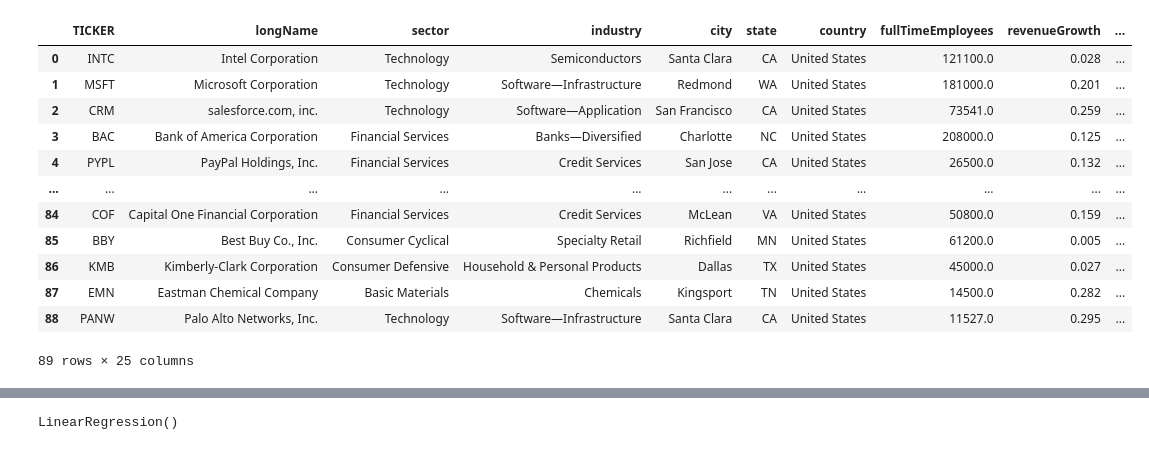
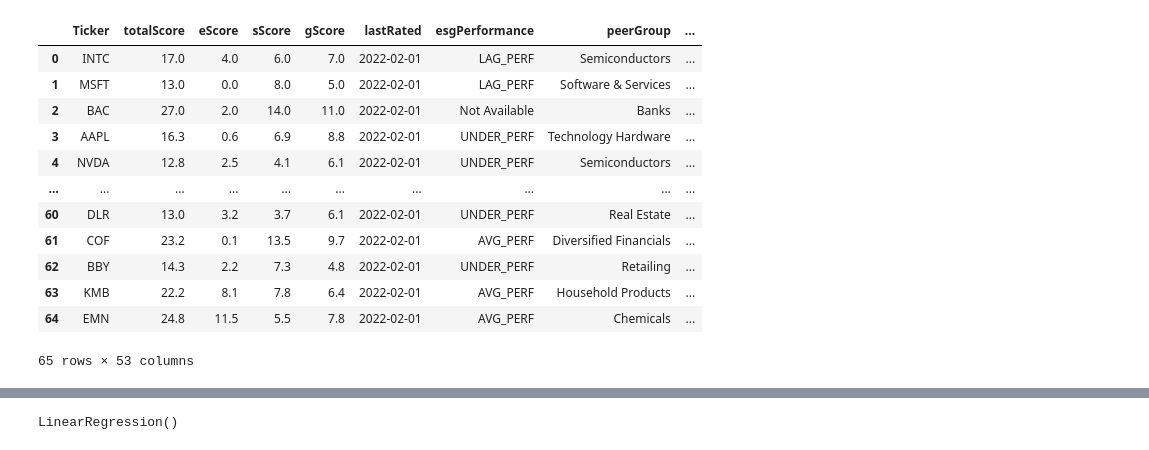
Before and after one commit to sucharita1/ESG_investing_analysis, a Jupyter notebook: PS_Method_Machine_Learning _Model.ipynb, the cells around one changed output, grey strips where cells are left out. Cells and saved outputs as stored; diff of their text form; code cells hidden in the pictures.

```diff
--- a/PS_Method_Machine_Learning _Model.ipynb
+++ b/PS_Method_Machine_Learning _Model.ipynb
@@ -36,19 +24,18 @@ Stocks_with_ESG
 # %%
-# Import the CSV
-file_to_load = os.path.join("Resources", "latest_stocks_details.csv")
-df = pd.read_csv(file_to_load)
-df
+# To show the table
+Stocks_with_ESG=esg_info_df
+Stocks_with_ESG
 # %% [output]
-|  | TICKER | longName | sector | industry | city | state | country | fullTimeEmployees | revenueGrowth | ... |
-| 0 | INTC | Intel Corporation | Technology | Semiconductors | Santa Clara | CA | United States | 121100.0 | 0.028 | ... |
-| 1 | MSFT | Microsoft Corporation | Technology | Software—Infrastructure | Redmond | WA | United States | 181000.0 | 0.201 | ... |
-| 2 | CRM | salesforce.com, inc. | Technology | Software—Application | San Francisco | CA | United States | 73541.0 | 0.259 | ... |
-| 3 | BAC | Bank of America Corporation | Financial Services | Banks—Diversified | Charlotte | NC | United States | 208000.0 | 0.125 | ... |
-| 4 | PYPL | PayPal Holdings, Inc. | Financial Services | Credit Services | San Jose | CA | United States | 26500.0 | 0.132 | ... |
-| ... | ... | ... | ... | ... | ... | ... | ... | ... | ... | ... |
-| 84 | COF | Capital One Financial Corporation | Financial Services | Credit Services | McLean | VA | United States | 50800.0 | 0.159 | ... |
-| 85 | BBY | Best Buy Co., Inc. | Consumer Cyclical | Specialty Retail | Richfield | MN | United States | 61200.0 | 0.005 | ... |
-| 86 | KMB | Kimberly-Clark Corporation | Consumer Defensive | Household & Personal Products | Dallas | TX | United States | 45000.0 | 0.027 | ... |
-| 87 | EMN | Eastman Chemical Company | Basic Materials | Chemicals | Kingsport | TN | United States | 14500.0 | 0.282 | ... |
-| 88 | PANW | Palo Alto Networks, Inc. | Technology | Software—Infrastructure | Santa Clara | CA | United States | 11527.0 | 0.295 | ... |
+|  | Ticker | totalScore | eScore | sScore | gScore | lastRated | esgPerformance | peerGroup | ... |
+| 0 | INTC | 17.0 | 4.0 | 6.0 | 7.0 | 2022-02-01 | LAG_PERF | Semiconductors | ... |
+| 1 | MSFT | 13.0 | 0.0 | 8.0 | 5.0 | 2022-02-01 | LAG_PERF | Software & Services | ... |
+| 2 | BAC | 27.0 | 2.0 | 14.0 | 11.0 | 2022-02-01 | Not Available | Banks | ... |
+| 3 | AAPL | 16.3 | 0.6 | 6.9 | 8.8 | 2022-02-01 | UNDER_PERF | Technology Hardware | ... |
+| 4 | NVDA | 12.8 | 2.5 | 4.1 | 6.1 | 2022-02-01 | UNDER_PERF | Semiconductors | ... |
+| ... | ... | ... | ... | ... | ... | ... | ... | ... | ... |
+| 60 | DLR | 13.0 | 3.2 | 3.7 | 6.1 | 2022-02-01 | UNDER_PERF | Real Estate | ... |
+| 61 | COF | 23.2 | 0.1 | 13.5 | 9.7 | 2022-02-01 | AVG_PERF | Diversified Financials | ... |
+| 62 | BBY | 14.3 | 2.2 | 7.3 | 4.8 | 2022-02-01 | UNDER_PERF | Retailing | ... |
+| 63 | KMB | 22.2 | 8.1 | 7.8 | 6.4 | 2022-02-01 | AVG_PERF | Household Products | ... |
+| 64 | EMN | 24.8 | 11.5 | 5.5 | 7.8 | 2022-02-01 | AVG_PERF | Chemicals | ... |
-89 rows × 25 columns
+65 rows × 53 columns
```
Also changed, not shown: parts of 36 cells of this notebook, 3 other files.
